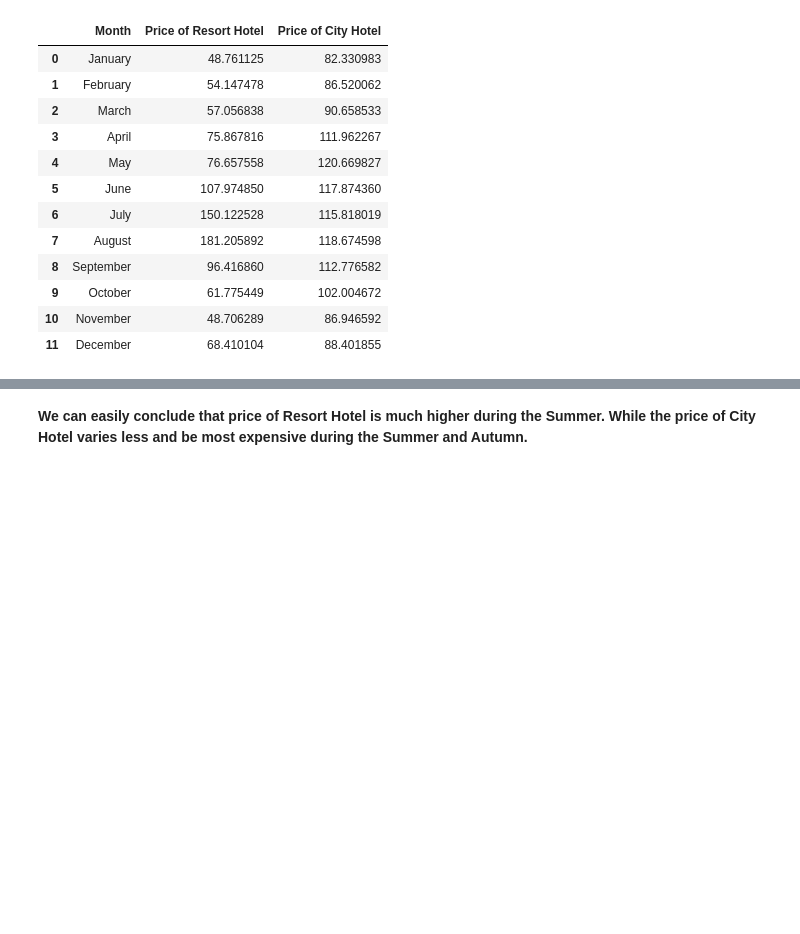
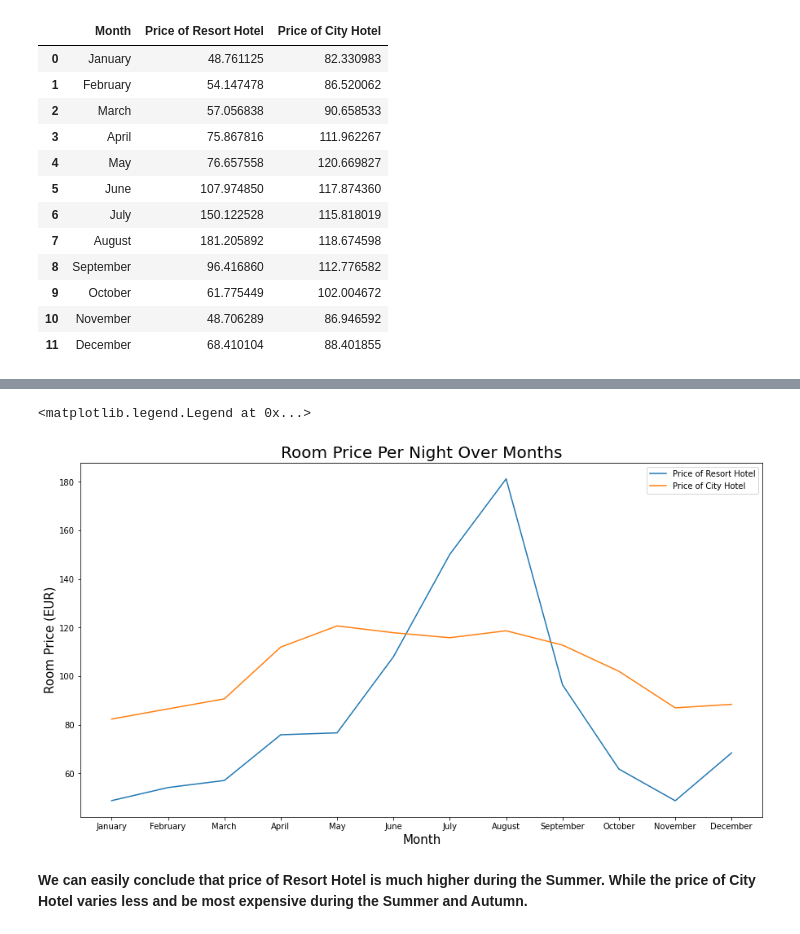
Before and after one commit to ngtuan251/Hotel_Booking_Prediction, a Jupyter notebook: Hotel_Booking_Notebook.ipynb, the cells around one changed output, grey strips where cells are left out. Saved outputs shown, nothing was run; the diff lists cells and outputs as text; code cells hidden in the pictures; blank space fills up the shorter version.

```diff
--- a/Hotel_Booking_Notebook.ipynb
+++ b/Hotel_Booking_Notebook.ipynb
@@ -312,3 +267,14 @@ px.line(sorted_data, x="Month", y=["Price of Resort Hotel", "Price of City Hotel
+# %%
+plt.figure(figsize=(15,8))
+plt.plot(sorted_data["Month"],sorted_data["Price of Resort Hotel"], label="Price of Resort Hotel")
+plt.plot(sorted_data["Month"],sorted_data["Price of City Hotel"], label="Price of City Hotel")
+plt.title("Room Price Per Night Over Months",fontsize=20)
+plt.xlabel("Month",fontsize=15)
+plt.ylabel("Room Price (EUR)",fontsize=15)
+plt.legend()
+# %% [output]
+<matplotlib.legend.Legend at 0x...>
+[figure, added]
 # %% [markdown]
 **We can easily conclude that price of Resort Hotel is much higher during the Summer. While the price of City Hotel varies less and be most expensive during the Summer and Autumn.**
 # %% [markdown]
```
Also changed, not shown: parts of 9 cells of this notebook.
